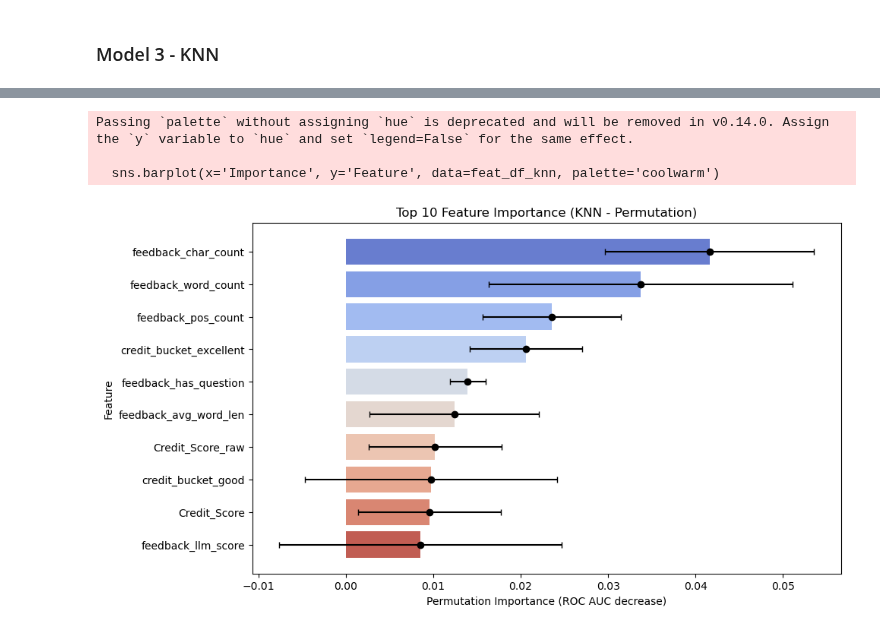
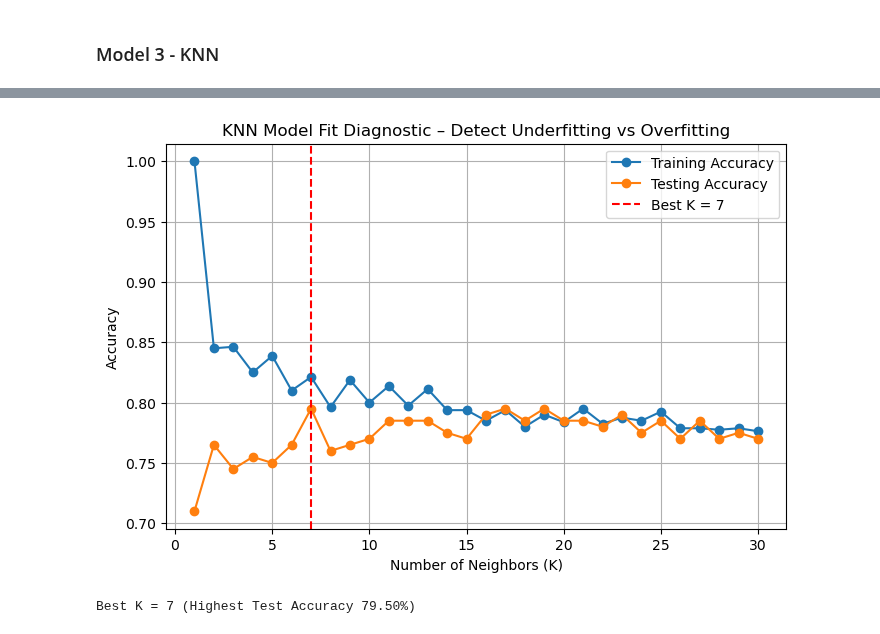
Before and after one commit to PoisonDarterz/wie3007_assignment, a Jupyter notebook: group_project.ipynb, the cells around one changed output, grey strips where cells are left out. Drawn from its saved outputs; the diff is of its cells as text; code cells hidden in the pictures.

Commit message:
add rmse evaluationa and plot KNN fitting graph

```diff
--- a/group_project.ipynb
+++ b/group_project.ipynb
@@ -1080,28 +1005,39 @@ ROC AUC: 0.7650
-# %%
-# Feature Importance FOR KNN
-
-from sklearn.inspection import permutation_importance
-
-# Compute permutation importance
-perm_importance = permutation_importance(knn_pipeline, X_test, y_test, n_repeats=10, random_state=42, scoring='roc_auc')
-
-# Create DataFrame for plotting
-feat_df_knn = pd.DataFrame({
-    'Feature': X.columns,
-    'Importance': perm_importance.importances_mean,
-    'Std': perm_importance.importances_std
-})
-feat_df_knn = feat_df_knn.sort_values(by='Importance', ascending=False).head(10)
-
-# Plot top 10
-plt.figure(figsize=(10, 6))
-sns.barplot(x='Importance', y='Feature', data=feat_df_knn, palette='coolwarm')
-plt.errorbar(feat_df_knn['Importance'], feat_df_knn['Feature'], xerr=feat_df_knn['Std'], fmt='o', color='black', capsize=3)
-plt.title('Top 10 Feature Importance (KNN - Permutation)')
-plt.xlabel('Permutation Importance (ROC AUC decrease)')
-plt.show()
-# %% [output]
-Passing `palette` without assigning `hue` is deprecated and will be removed in v0.14.0. Assign the `y` variable to `hue` and set `legend=False` for the same effect.
-
-  sns.barplot(x='Importance', y='Feature', data=feat_df_knn, palette='coolwarm')
-[figure, removed]
+# %%
+# Check for Underfit/Overfit using different K values
+k_values = range(1, 31)  # test K from 1 to 30
+train_scores = []
+test_scores = []
+
+for k in k_values:
+    knn_pipeline = Pipeline([
+        ('scaler', StandardScaler()),
+        ('knn', KNeighborsClassifier(n_neighbors=k))
+    ])
+
+    knn_pipeline.fit(X_train, y_train)
+
+    train_acc = knn_pipeline.score(X_train, y_train)
+    test_acc  = knn_pipeline.score(X_test, y_test)
+
+    train_scores.append(train_acc)
+    test_scores.append(test_acc)
+# %%
+# Plot Training vs Testing Accuracy
+plt.figure(figsize=(8,5))
+plt.plot(k_values, train_scores, label="Training Accuracy", marker='o')
+plt.plot(k_values, test_scores, label="Testing Accuracy", marker='o')
+plt.axvline(x=np.argmax(test_scores)+1, color='red', linestyle='--',
+            label=f"Best K = {np.argmax(test_scores)+1}")
+
+
+plt.title("KNN Model Fit Diagnostic – Detect Underfitting vs Overfitting")
+plt.xlabel("Number of Neighbors (K)")
+plt.ylabel("Accuracy")
+plt.legend()
+plt.grid(True)
+plt.show()
+
+print(f"\nBest K = {np.argmax(test_scores)+1} (Highest Test Accuracy {max(test_scores):.2%})")
+# %% [output]
+[figure, added]
+Best K = 7 (Highest Test Accuracy 79.50%)
```
Also changed, not shown: parts of 6 cells of this notebook.
